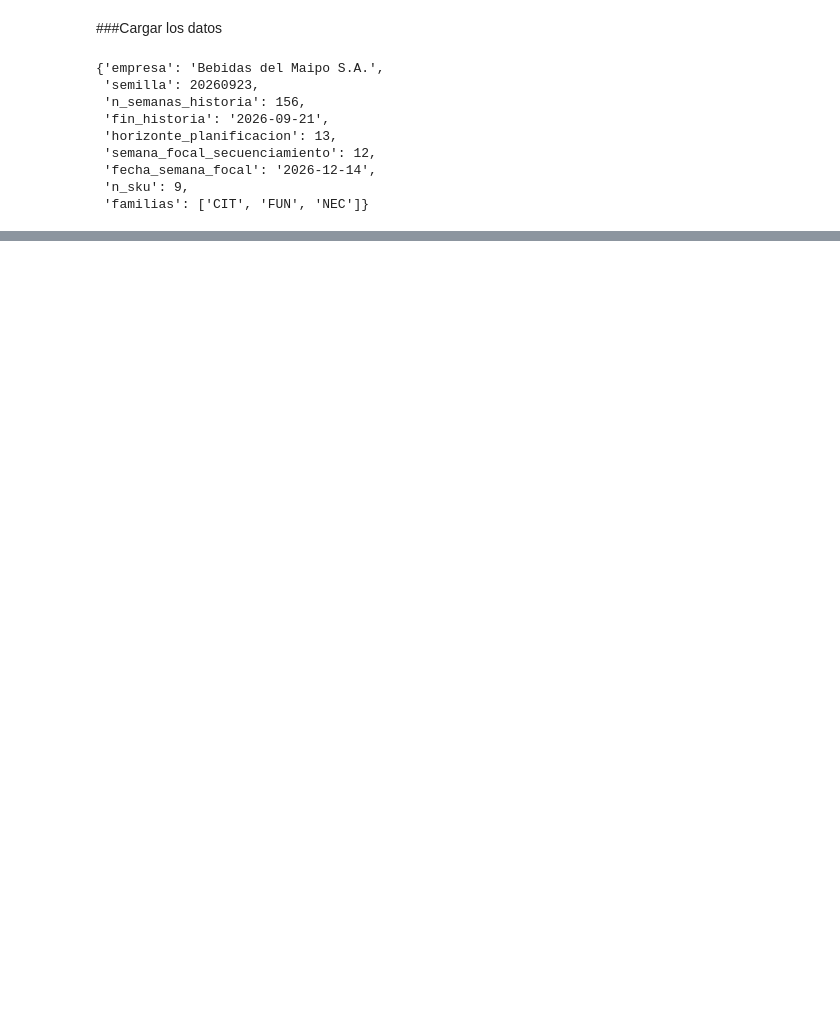
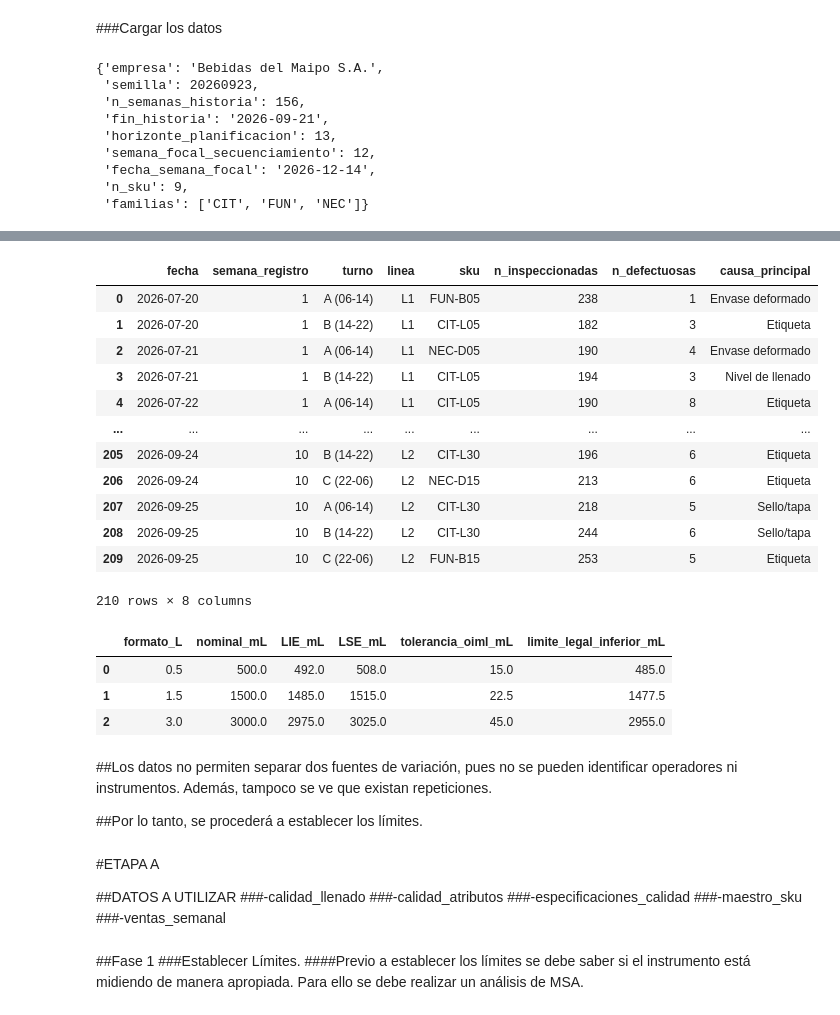
Before and after one commit to BenjaminOrtizO/CaseStudy, a Jupyter notebook: Entrega1.ipynb, the cells around one changed output, grey strips where cells are left out. Drawn from its saved outputs; the diff is of its cells as text; code cells hidden in the pictures; blank space fills up the shorter version.

```diff
--- a/Entrega1.ipynb
+++ b/Entrega1.ipynb
@@ -63,0 +218,40 @@ metadatos #equivalente a print en Jupyter
+# %%
+calidad_atributos.head(4200)
+# %% [output]
+|  | fecha | semana_registro | turno | linea | sku | n_inspeccionadas | n_defectuosas | causa_principal |
+| 0 | 2026-07-20 | 1 | A (06-14) | L1 | FUN-B05 | 238 | 1 | Envase deformado |
+| 1 | 2026-07-20 | 1 | B (14-22) | L1 | CIT-L05 | 182 | 3 | Etiqueta |
+| 2 | 2026-07-21 | 1 | A (06-14) | L1 | NEC-D05 | 190 | 4 | Envase deformado |
+| 3 | 2026-07-21 | 1 | B (14-22) | L1 | CIT-L05 | 194 | 3 | Nivel de llenado |
+| 4 | 2026-07-22 | 1 | A (06-14) | L1 | CIT-L05 | 190 | 8 | Etiqueta |
+| ... | ... | ... | ... | ... | ... | ... | ... | ... |
+| 205 | 2026-09-24 | 10 | B (14-22) | L2 | CIT-L30 | 196 | 6 | Etiqueta |
+| 206 | 2026-09-24 | 10 | C (22-06) | L2 | NEC-D15 | 213 | 6 | Etiqueta |
+| 207 | 2026-09-25 | 10 | A (06-14) | L2 | CIT-L30 | 218 | 5 | Sello/tapa |
+| 208 | 2026-09-25 | 10 | B (14-22) | L2 | CIT-L30 | 244 | 6 | Sello/tapa |
+| 209 | 2026-09-25 | 10 | C (22-06) | L2 | FUN-B15 | 253 | 5 | Etiqueta |
+210 rows × 8 columns
+# %%
+especificaciones_calidad.head(4200)
+# %% [output]
+|  | formato_L | nominal_mL | LIE_mL | LSE_mL | tolerancia_oiml_mL | limite_legal_inferior_mL |
+| 0 | 0.5 | 500.0 | 492.0 | 508.0 | 15.0 | 485.0 |
+| 1 | 1.5 | 1500.0 | 1485.0 | 1515.0 | 22.5 | 1477.5 |
+| 2 | 3.0 | 3000.0 | 2975.0 | 3025.0 | 45.0 | 2955.0 |
+# %% [markdown]
+##Los datos no permiten separar dos fuentes de variación, pues no se pueden identificar operadores ni instrumentos. Además, tampoco se ve que existan repeticiones.
+
+##Por lo tanto, se procederá a establecer los límites.
+# %% [markdown]
+#ETAPA A
+
+##DATOS A UTILIZAR
+###-calidad_llenado
+###-calidad_atributos
+###-especificaciones_calidad
+###-maestro_sku
+###-ventas_semanal
+# %% [markdown]
+##Fase 1
+###Establecer Límites.
+####Previo a establecer los límites se debe saber si el instrumento está midiendo de manera apropiada. Para ello se debe realizar un análisis de MSA.
```
Also changed, not shown: parts of 14 cells of this notebook.
